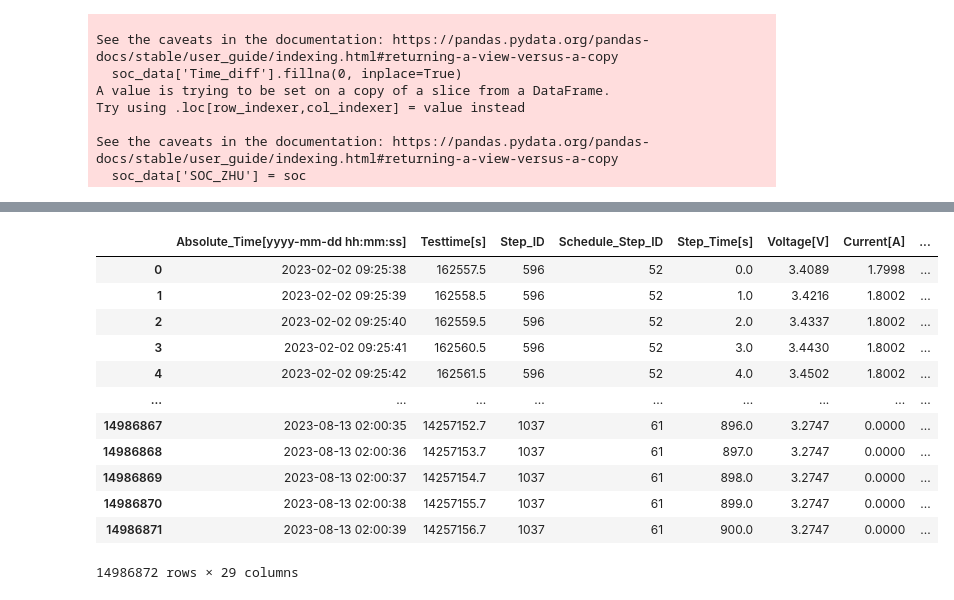
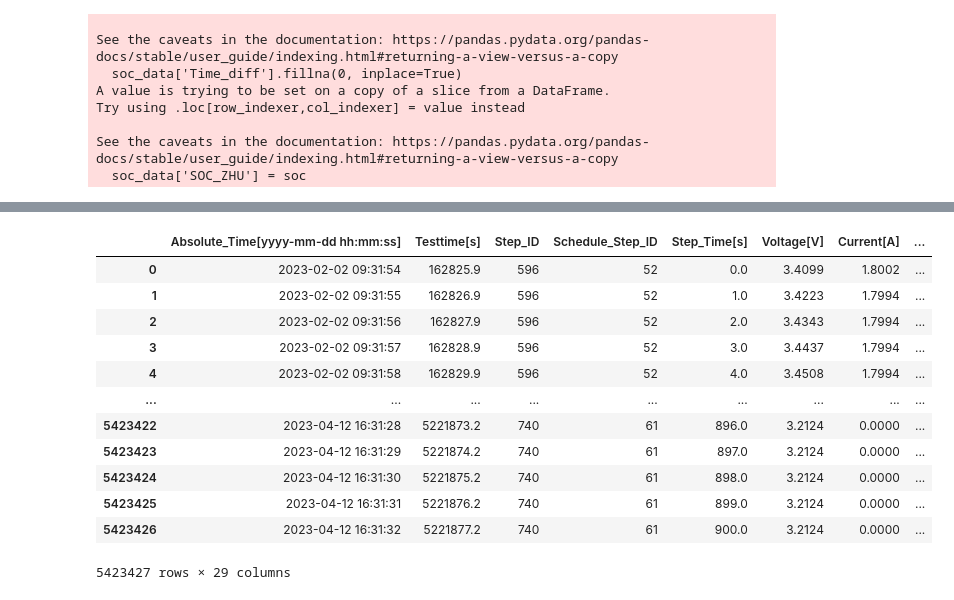
Before and after one commit to zzhuqshun/Thesis, a Jupyter notebook: 01_Datenaufbereitung/Data.ipynb, the cells around one changed output, grey strips where cells are left out. Drawn from its saved outputs; the diff is of its cells as text; code cells hidden in the pictures.

```diff
--- a/01_Datenaufbereitung/Data.ipynb
+++ b/01_Datenaufbereitung/Data.ipynb
@@ -178,7 +177,8 @@ filtered_data = df_file[
 ]
 
 # dt
-filtered_data['Time_diff'] = filtered_data['Absolute_Time[yyyy-mm-dd hh:mm:ss]'].diff().dt.total_seconds() / 3600
+filtered_data['Time_diff'] = filtered_data['Testtime[s]'].diff() / 3600
+filtered_data.loc[filtered_data['Time_diff'].abs() > 0.5, 'Time_diff'] = 0
 filtered_data.fillna({'Time_diff':0}, inplace=True)
 
 # Parameter initialize
@@ -240,9 +241,10 @@ plt.show()
 
     $SOC(t) = SOC(0) + \frac{1}{C_{nom}} \int_0^t I(t)dt *100$
 # %%
-df_soc = pd.read_parquet("df_ZHU.parquet")
+df_soc = pd.read_parquet("Output/df_C01.parquet")
 # df_soc = df_soc[['Absolute_Time[yyyy-mm-dd hh:mm:ss]', 'Schedule_Step_ID',
 #                   'Voltage[V]', 'Current[A]', 'Capacity[Ah]', 'SOH', 'SOC_c', 'SOC_m','SOH_ZHU'
 #            ]]
 # df_soc['Absolute_Time[yyyy-mm-dd hh:mm:ss]'] = pd.to_datetime(df_soc['Absolute_Time[yyyy-mm-dd hh:mm:ss]'])
-# df_soc = df_soc.iloc[:, :-1]
+df_soc = df_soc.iloc[:, :-1]
+df_soc
@@ -273,7 +289,7 @@ soc_data['Time_diff'] = soc_data['Absolute_Time[yyyy-mm-dd hh:mm:ss]'].diff().dt
 soc_data['Time_diff'].fillna(0, inplace=True)
 
 # Initalize
-Capacity_Initial =  1.7896393055555557  #C21
+Capacity_Initial =  1.7635821388888888  #C01
 c_nom = Capacity_Initial
 soc_init = 1
 soc = []
@@ -317,5 +333,3 @@ Try using .loc[row_indexer,col_indexer] = value instead
 
 See the caveats in the documentation: https://pandas.pydata.org/pandas-docs/stable/user_guide/indexing.html#returning-a-view-versus-a-copy
   soc_data['SOC_ZHU'] = soc
-# %%
-soc_data = soc_data[['Absolute_Time[yyyy-mm-dd hh:mm:ss]', 'SOC_ZHU']]
@@ -330,20 +360,20 @@ df = df_soc.merge(
 # %%
-df.to_parquet(f"df_C19.parquet", index = False)
+soc_data.to_parquet(f"df_C01.parquet", index = False)
 df
 # %% [output]
 |  | Absolute_Time[yyyy-mm-dd hh:mm:ss] | Testtime[s] | Step_ID | Schedule_Step_ID | Step_Time[s] | Voltage[V] | Current[A] | ... |
-| 0 | 2023-02-02 09:25:38 | 162557.5 | 596 | 52 | 0.0 | 3.4089 | 1.7998 | ... |
-| 1 | 2023-02-02 09:25:39 | 162558.5 | 596 | 52 | 1.0 | 3.4216 | 1.8002 | ... |
-| 2 | 2023-02-02 09:25:40 | 162559.5 | 596 | 52 | 2.0 | 3.4337 | 1.8002 | ... |
-| 3 | 2023-02-02 09:25:41 | 162560.5 | 596 | 52 | 3.0 | 3.4430 | 1.8002 | ... |
-| 4 | 2023-02-02 09:25:42 | 162561.5 | 596 | 52 | 4.0 | 3.4502 | 1.8002 | ... |
+| 0 | 2023-02-02 09:31:54 | 162825.9 | 596 | 52 | 0.0 | 3.4099 | 1.8002 | ... |
+| 1 | 2023-02-02 09:31:55 | 162826.9 | 596 | 52 | 1.0 | 3.4223 | 1.7994 | ... |
+| 2 | 2023-02-02 09:31:56 | 162827.9 | 596 | 52 | 2.0 | 3.4343 | 1.7994 | ... |
+| 3 | 2023-02-02 09:31:57 | 162828.9 | 596 | 52 | 3.0 | 3.4437 | 1.7994 | ... |
+| 4 | 2023-02-02 09:31:58 | 162829.9 | 596 | 52 | 4.0 | 3.4508 | 1.7994 | ... |
 | ... | ... | ... | ... | ... | ... | ... | ... | ... |
-| 14986867 | 2023-08-13 02:00:35 | 14257152.7 | 1037 | 61 | 896.0 | 3.2747 | 0.0000 | ... |
-| 14986868 | 2023-08-13 02:00:36 | 14257153.7 | 1037 | 61 | 897.0 | 3.2747 | 0.0000 | ... |
-| 14986869 | 2023-08-13 02:00:37 | 14257154.7 | 1037 | 61 | 898.0 | 3.2747 | 0.0000 | ... |
-| 14986870 | 2023-08-13 02:00:38 | 14257155.7 | 1037 | 61 | 899.0 | 3.2747 | 0.0000 | ... |
-| 14986871 | 2023-08-13 02:00:39 | 14257156.7 | 1037 | 61 | 900.0 | 3.2747 | 0.0000 | ... |
+| 5423422 | 2023-04-12 16:31:28 | 5221873.2 | 740 | 61 | 896.0 | 3.2124 | 0.0000 | ... |
+| 5423423 | 2023-04-12 16:31:29 | 5221874.2 | 740 | 61 | 897.0 | 3.2124 | 0.0000 | ... |
+| 5423424 | 2023-04-12 16:31:30 | 5221875.2 | 740 | 61 | 898.0 | 3.2124 | 0.0000 | ... |
+| 5423425 | 2023-04-12 16:31:31 | 5221876.2 | 740 | 61 | 899.0 | 3.2124 | 0.0000 | ... |
+| 5423426 | 2023-04-12 16:31:32 | 5221877.2 | 740 | 61 | 900.0 | 3.2124 | 0.0000 | ... |
-14986872 rows × 29 columns
+5423427 rows × 29 columns
 # %%
 plt.figure(figsize=(14, 7))
 plt.plot(soc_data['Absolute_Time[yyyy-mm-dd hh:mm:ss]'], soc_data['SOC_ZHU'], label='SOC_ZHU [%]', color='blue', alpha=0.7)
```
Also changed, not shown: parts of 13 cells of this notebook, 2 other files.
